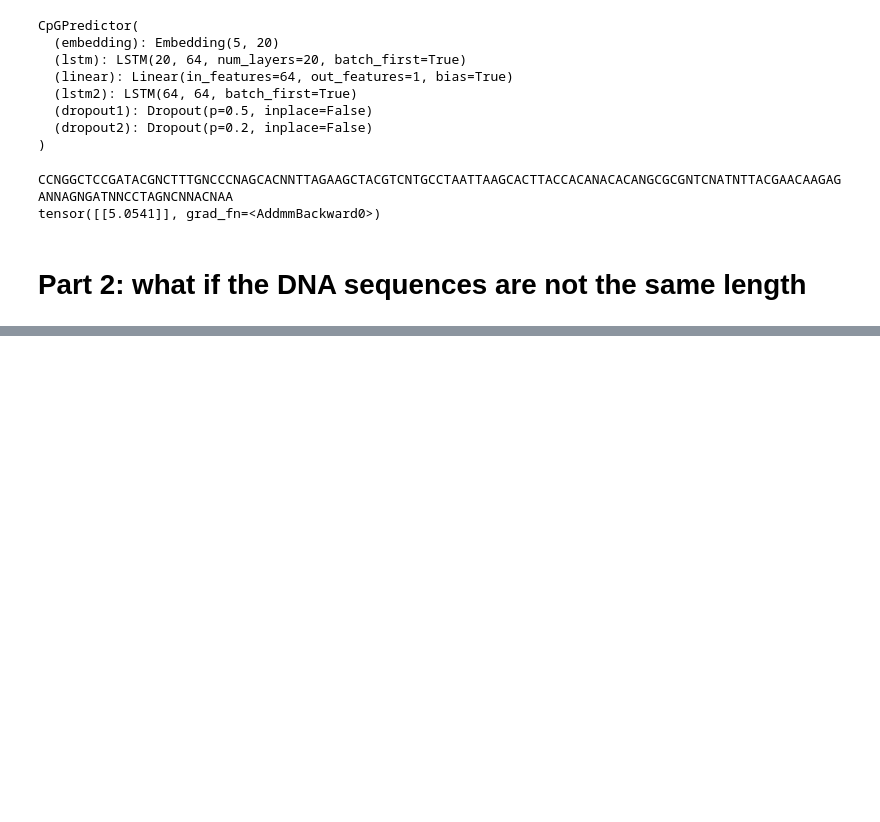
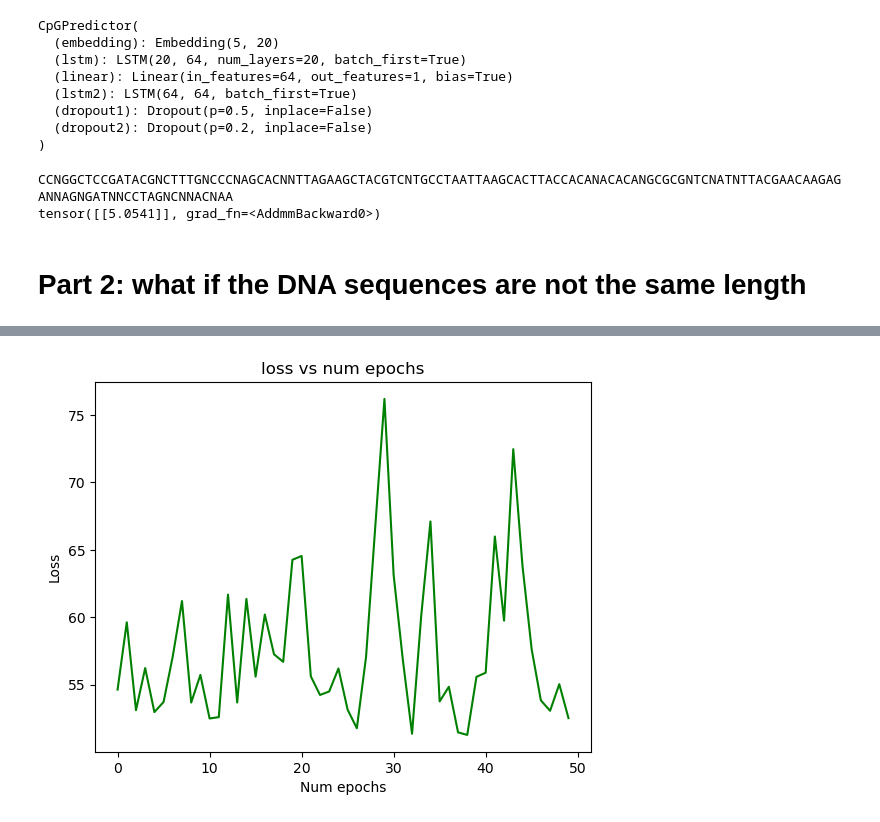
Before and after one commit to PrajnyaSatish/CpG_Predictor, a Jupyter notebook: _CpG_Detector.ipynb, the cells around one changed output, grey strips where cells are left out. Drawn from its saved outputs; the diff is of its cells as text; code cells hidden in the pictures; blank space fills up the shorter version.

Commit message:
padded seq stats

```diff
--- a/_CpG_Detector.ipynb
+++ b/_CpG_Detector.ipynb
@@ -366,29 +366,23 @@ test_accuracy_plot = []
 
 for epoch in range(epoch_num):
     for X_batch, y_batch in train_data_loader:
-        try:
-            y_pred = padded_seq_model(X_batch)
-            loss = loss_fn(y_pred, y_batch)
-            optimizer.zero_grad()
-            t_loss += loss.item()
-            loss.backward()
-            optimizer.step()
-        except TypeError:
-            print(X_batch.size())
+        y_pred = padded_seq_model(X_batch)
+        loss = loss_fn(y_pred, y_batch)
+        optimizer.zero_grad()
+        t_loss += loss.item()
+        loss.backward()
+        optimizer.step()
     loss_history.append(t_loss)
     t_loss = .0
 
     ## Evaluate
     with torch.no_grad():
-        y_pred = padded_seq_model(train_x)
-        train_rmse = np.sqrt(loss_fn(y_pred, train_y))
-        train_rmse_plot.append(train_rmse.item())
-        train_accuracy = (torch.sum(torch.round(y_pred).int() == train_y))/train_y.size()[0]
-
-        y_pred = padded_seq_model(test_x)
-        test_rmse = np.sqrt(loss_fn(y_pred, test_y))
-        test_rmse_plot.append(test_rmse.item())
-        test_accuracy = (torch.sum(torch.round(y_pred).int() == test_y))/test_y.size()[0]
-    if min_loss > loss_history[-1]:
-        torch.save(padded_seq_model.state_dict(), "models/padded_seq_model_weights.pth")
-        min_loss = loss_history[-1]
+        for X_batch_test, y_batch_test in test_Data_loader:
+            y_pred = padded_seq_model(X_batch_test)
+            test_rmse = np.sqrt(loss_fn(y_pred, y_batch_test))
+            test_rmse_plot.append(test_rmse.item())
+            test_accuracy = (torch.sum(torch.round(y_pred).int() == y_batch_test))/y_batch_test.size()[0]
+        if min_loss > loss_history[-1]:
+            torch.save(padded_seq_model.state_dict(), "models/padded_seq_model_weights.pth")
+            min_loss = loss_history[-1]
+        print("Epoch ", epoch+1, " Loss = ", loss_history[-1])
@@ -422,0 +434,10 @@ plt.show()
+# %%
+# plot accuracy
+
+plt.plot(loss_history, c='g')
+plt.xlabel("Num epochs")
+plt.ylabel("Loss")
+plt.title("loss vs num epochs")
+plt.show()
+# %% [output]
+[figure, added]
```
Also changed, not shown: parts of 4 cells of this notebook, 2 other files.
